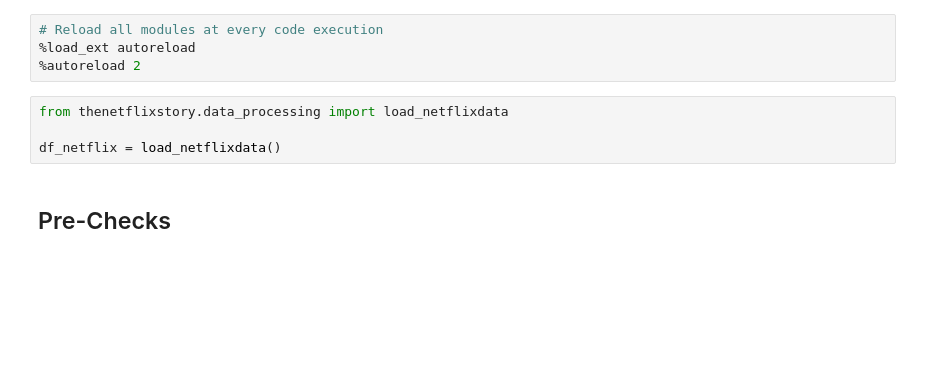
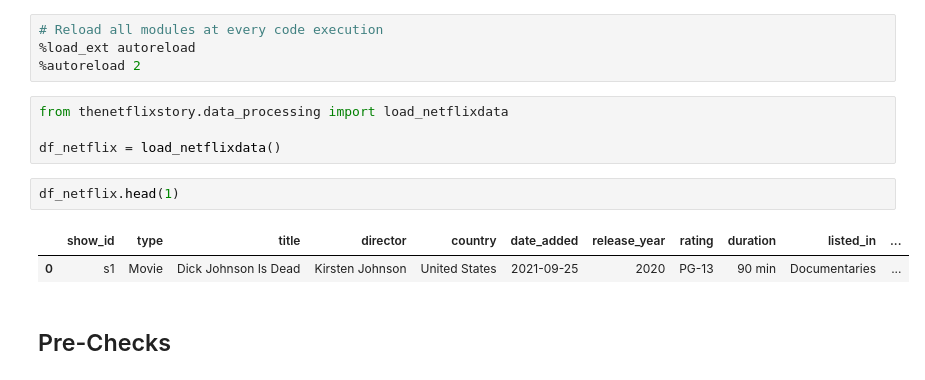
Before and after one commit to Elias-Martinelli/DVIZ_Final-Project_Netflix, a Jupyter notebook: notebooks/exploration.ipynb, the cells around one changed output. Drawn from its saved outputs; the diff is of its cells as text; blank space fills up the shorter version.

```diff
--- a/notebooks/exploration.ipynb
+++ b/notebooks/exploration.ipynb
@@ -6,6 +6,11 @@
 from thenetflixstory.data_processing import load_netflixdata
 
 df_netflix = load_netflixdata()
+# %%
+df_netflix.head(1)
+# %% [output]
+|  | show_id | type | title | director | country | date_added | release_year | rating | duration | listed_in | ... |
+| 0 | s1 | Movie | Dick Johnson Is Dead | Kirsten Johnson | United States | 2021-09-25 | 2020 | PG-13 | 90 min | Documentaries | ... |
 # %% [markdown]
 ## Pre-Checks
 # %% [markdown]
```
Also changed, not shown: parts of 7 cells of this notebook.
